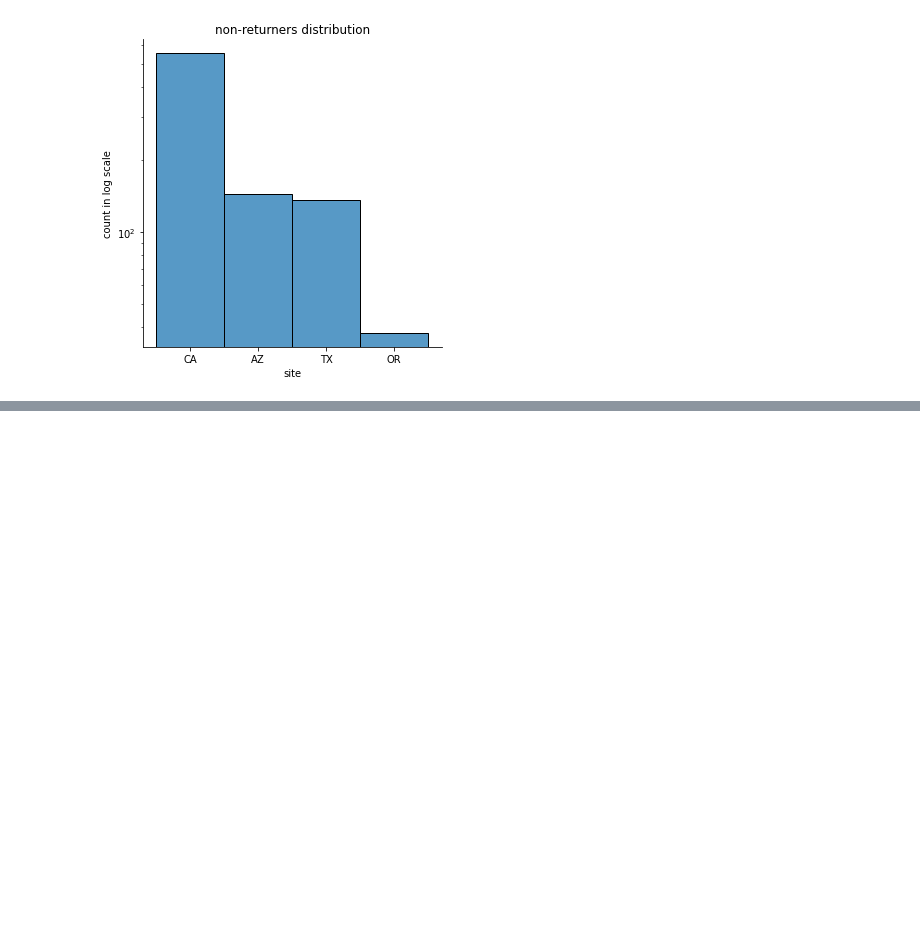
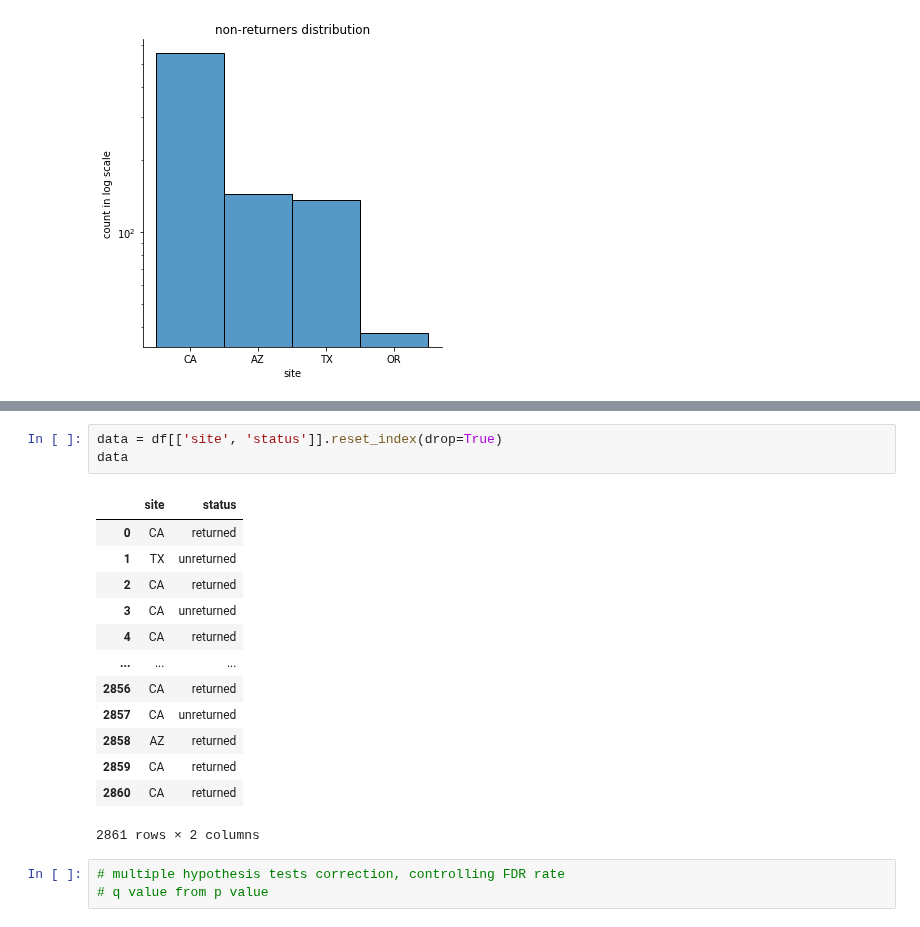
Before and after one commit to pndang/Project_WHEL, a Jupyter notebook: hypothesis_tests/pre-testing-exploration.ipynb, the cells around one changed output, grey strips where cells are left out. Drawn from its saved outputs; the diff is of its cells as text; blank space fills up the shorter version.

Commit message:
adding pre-hyp test preprocessing nb

```diff
--- a/hypothesis_tests/pre-testing-exploration.ipynb
+++ b/hypothesis_tests/pre-testing-exploration.ipynb
@@ -149 +149,21 @@ df
 2861 rows × 9 columns
+# %%
+data = df[['site', 'status']].reset_index(drop=True)
+data
+# %% [output]
+|  | site | status |
+| 0 | CA | returned |
+| 1 | TX | unreturned |
+| 2 | CA | returned |
+| 3 | CA | unreturned |
+| 4 | CA | returned |
+| ... | ... | ... |
+| 2856 | CA | returned |
+| 2857 | CA | unreturned |
+| 2858 | AZ | returned |
+| 2859 | CA | returned |
+| 2860 | CA | returned |
+2861 rows × 2 columns
+# %%
+# multiple hypothesis tests correction, controlling FDR rate
+# q value from p value
```
Also changed, not shown: parts of 1 cell of this notebook.
